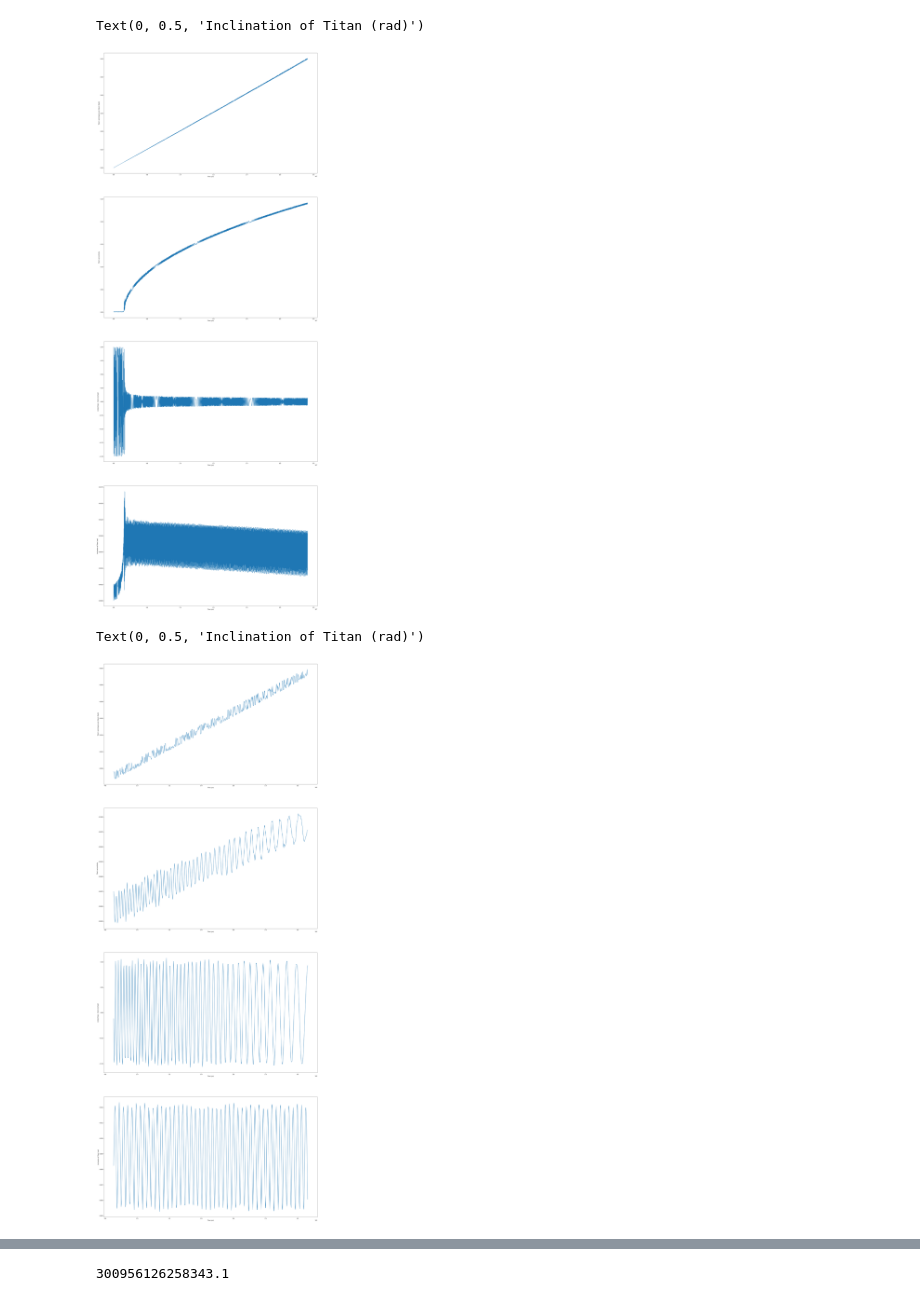
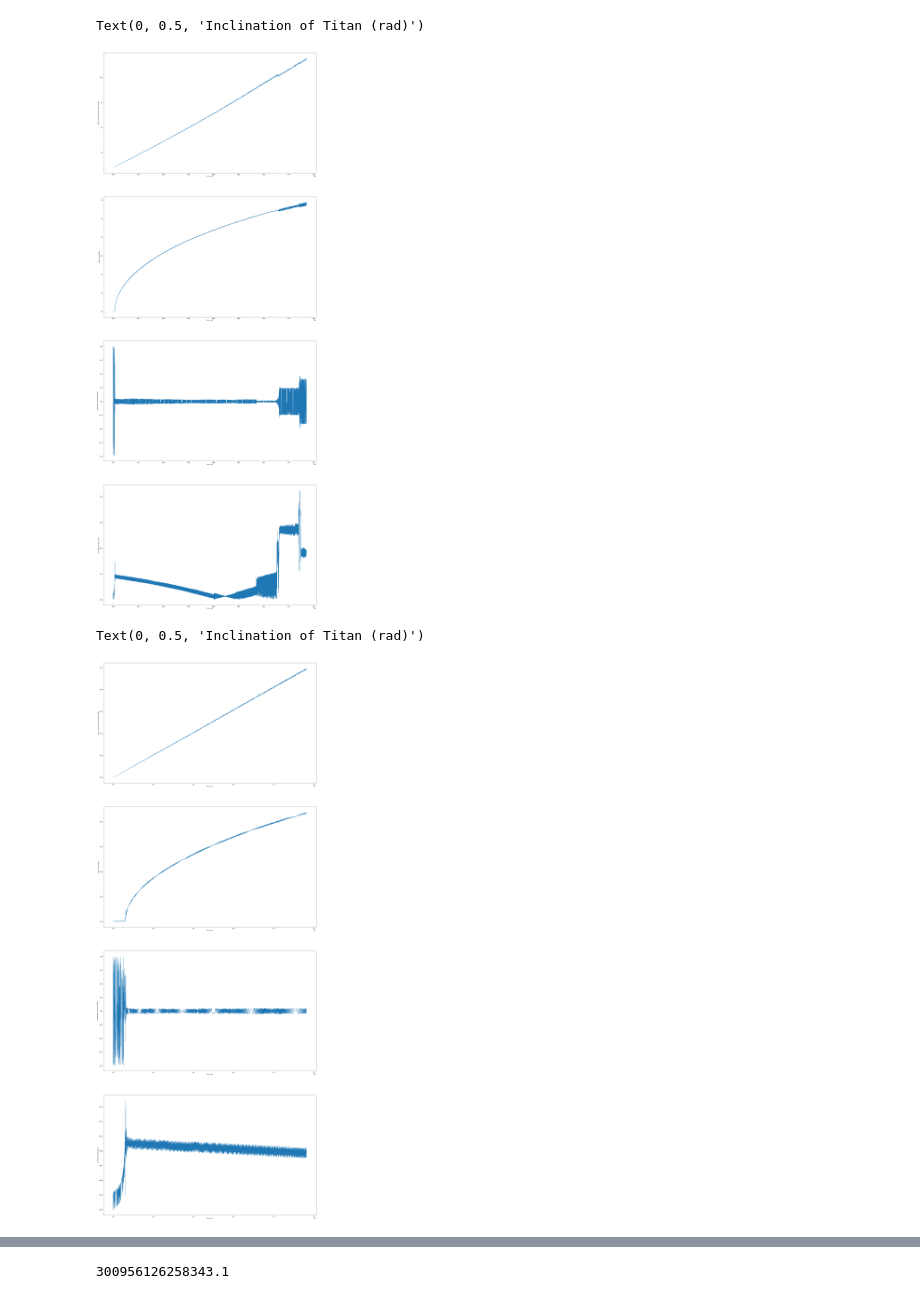
Before and after one commit to hdayuan/F21_JP_Titan-Sims, a Jupyter notebook: plot-titan.ipynb, the cells around one changed output, grey strips where cells are left out. Drawn from its saved outputs; the diff is of its cells as text; code cells hidden in the pictures.

```diff
--- a/plot-titan.ipynb
+++ b/plot-titan.ipynb
@@ -3,9 +3,9 @@ import matplotlib.pyplot as plt
 import numpy as np
 
 # read arguments, and open corresponding output file
-numSamples = 10000
+numSamples = 20000
 step = 2
-f = open(r"v3out-div1.0-10000s-8.2to8.5rs.txt", "r")
+f = open(r"v3out-div1.0-20000s-8.2to10.4rs.txt", "r")
 buffer = 4
 
 plotSamples = numSamples // step
@@ -49,10 +49,10 @@ axs[3].set_xlabel('Time (yrs)')
 axs[3].set_ylabel('Inclination of Titan (rad)')
 # %% [output]
 Text(0, 0.5, 'Inclination of Titan (rad)')
-[figure, old version]
+[figure, new version]
 # %%
-start_ratio = 1./6.
-end_ratio = 2.5/12.
+start_ratio = 0.
+end_ratio = 1./8.
 
 plotSamplesZ = int(numSamples * (end_ratio - start_ratio))
 
@@ -68,34 +68,34 @@ diff_arrayZ = [0] * plotSamplesZ
 
 for i in range(start_i, end_i):
     numbers = allLines[i].split()
     a_arrayZ[i - start_i] = float(numbers[0])
     e_arrayZ[i - start_i] = float(numbers[1])
     i_arrayZ[i - start_i] = float(numbers[4])
     diff_arrayZ[i - start_i] = np.cos(float(numbers[2]) - float(numbers[3]))
     t_arrayZ[i - start_i] = float(numbers[5])
 
 figZ, axsZ = plt.subplots(4)
 
 figZ.set_size_inches(30, 80)
 
 axsZ[0].plot(t_arrayZ,a_arrayZ)
 axsZ[0].set_xlabel('Time (yrs)')
 axsZ[0].set_ylabel('Titan\'s semimajor axis (Saturn Radii)')
 
 axsZ[1].plot(t_arrayZ,e_arrayZ)
 axsZ[1].set_xlabel('Time (yrs)')
 axsZ[1].set_ylabel('Titan\'s eccentricity')
 
 axsZ[2].plot(t_arrayZ,diff_arrayZ)
 axsZ[2].set_xlabel('Time (yrs)')
 axsZ[2].set_ylabel('cos(pomega - mean anomaly)')
 
 axsZ[3].plot(t_arrayZ,i_arrayZ)
 axsZ[3].set_xlabel('Time (yrs)')
 axsZ[3].set_ylabel('Inclination of Titan (rad)')
 # %% [output]
 Text(0, 0.5, 'Inclination of Titan (rad)')
-[figure, old version]
+[figure, new version]
 # %%
 # Plot eccentricity decay timescale over time
 G = 6.67e-11 # G in SI units ****
```
Also changed, not shown: parts of 1 cell of this notebook, 2 other files.
